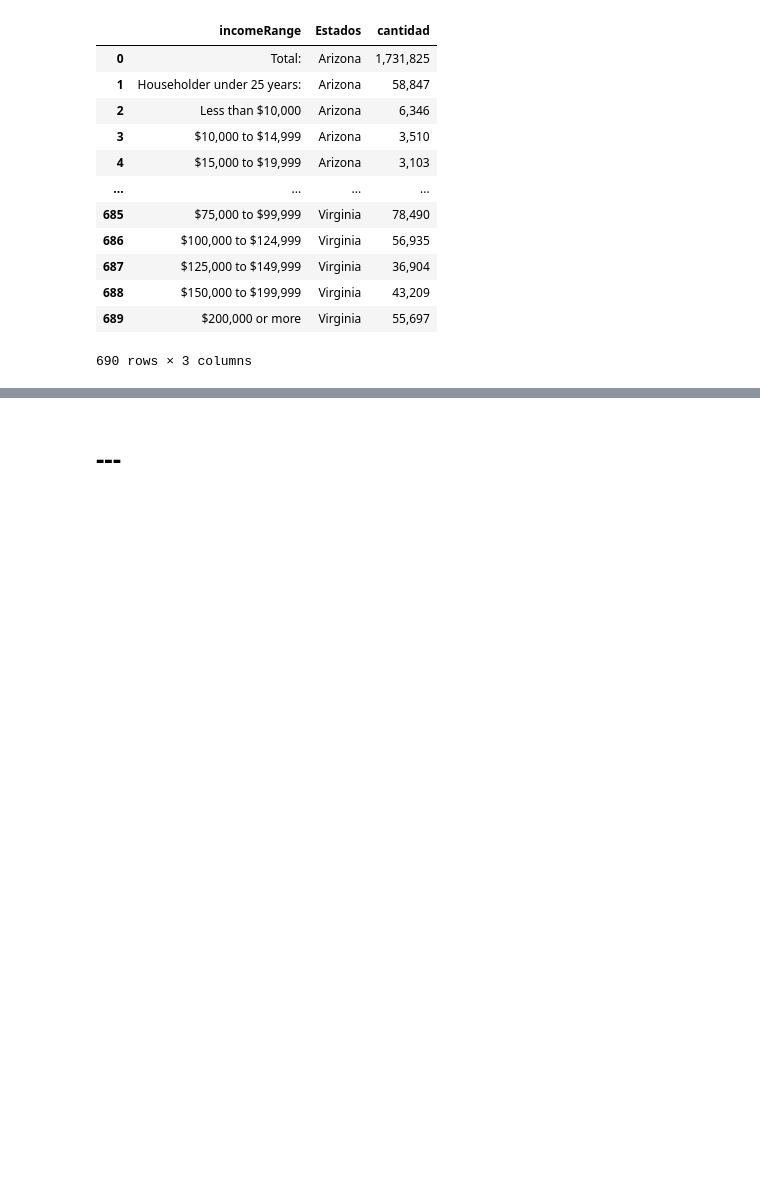
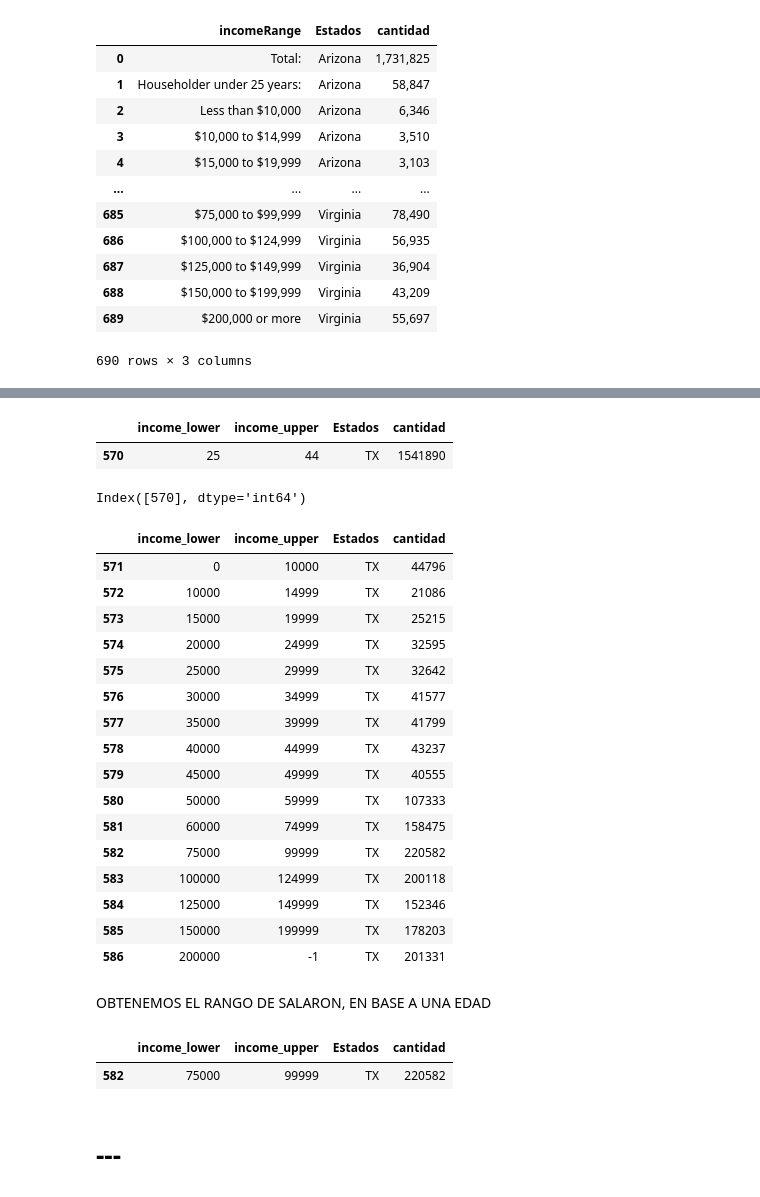
Before and after one commit to CarlosAlvarado-git/Proyecto_Final_BI, a Jupyter notebook: censusData.ipynb, the cells around one changed output, grey strips where cells are left out. Saved outputs shown, nothing was run; the diff lists cells and outputs as text; code cells hidden in the pictures; blank space fills up the shorter version.

```diff
--- a/censusData.ipynb
+++ b/censusData.ipynb
@@ -275,0 +361,6 @@ income
+# %%
+iniciales = ['AZ','FL','GA','IL','MI','NC','OH','TN','TX','VA']
+for i in range(len(States)):
+    income['Estados'] = income['Estados'].str.replace(States[i], iniciales[i])
+
+income
@@ -276,3 +415,42 @@ income
+# %%
+income[((income['income_lower'] <= rango1) & (income['income_upper'] >= rango2)) & (income['Estados'] == 'TX') & ((income['income_lower'] != 0) & (income['income_upper'] != 10000))]
+# %% [output]
+|  | income_lower | income_upper | Estados | cantidad |
+| 570 | 25 | 44 | TX | 1541890 |
+# %%
+pos=income[((income['income_lower'] <= rango1) & (income['income_upper'] >= rango2)) & (income['Estados'] == 'TX') & ((income['income_lower'] != 0) & (income['income_upper'] != 10000))].index
+pos
+# %% [output]
+Index([570], dtype='int64')
+# %%
+r = income.iloc[pos[0]+1:pos[0]+17,]
+r
+# %% [output]
+|  | income_lower | income_upper | Estados | cantidad |
+| 571 | 0 | 10000 | TX | 44796 |
+| 572 | 10000 | 14999 | TX | 21086 |
+| 573 | 15000 | 19999 | TX | 25215 |
+| 574 | 20000 | 24999 | TX | 32595 |
+| 575 | 25000 | 29999 | TX | 32642 |
+| 576 | 30000 | 34999 | TX | 41577 |
+| 577 | 35000 | 39999 | TX | 41799 |
+| 578 | 40000 | 44999 | TX | 43237 |
+| 579 | 45000 | 49999 | TX | 40555 |
+| 580 | 50000 | 59999 | TX | 107333 |
+| 581 | 60000 | 74999 | TX | 158475 |
+| 582 | 75000 | 99999 | TX | 220582 |
+| 583 | 100000 | 124999 | TX | 200118 |
+| 584 | 125000 | 149999 | TX | 152346 |
+| 585 | 150000 | 199999 | TX | 178203 |
+| 586 | 200000 | -1 | TX | 201331 |
+# %% [markdown]
+OBTENEMOS EL RANGO DE SALARON, EN BASE A UNA EDAD
+# %%
+num = r[r['cantidad'] == r["cantidad"].max()].index
+pd.DataFrame(income.iloc[num[0]]).T
+# %% [output]
+|  | income_lower | income_upper | Estados | cantidad |
+| 582 | 75000 | 99999 | TX | 220582 |
 # %% [markdown]
 # ---
 # %%
```
Also changed, not shown: parts of 8 cells of this notebook.
